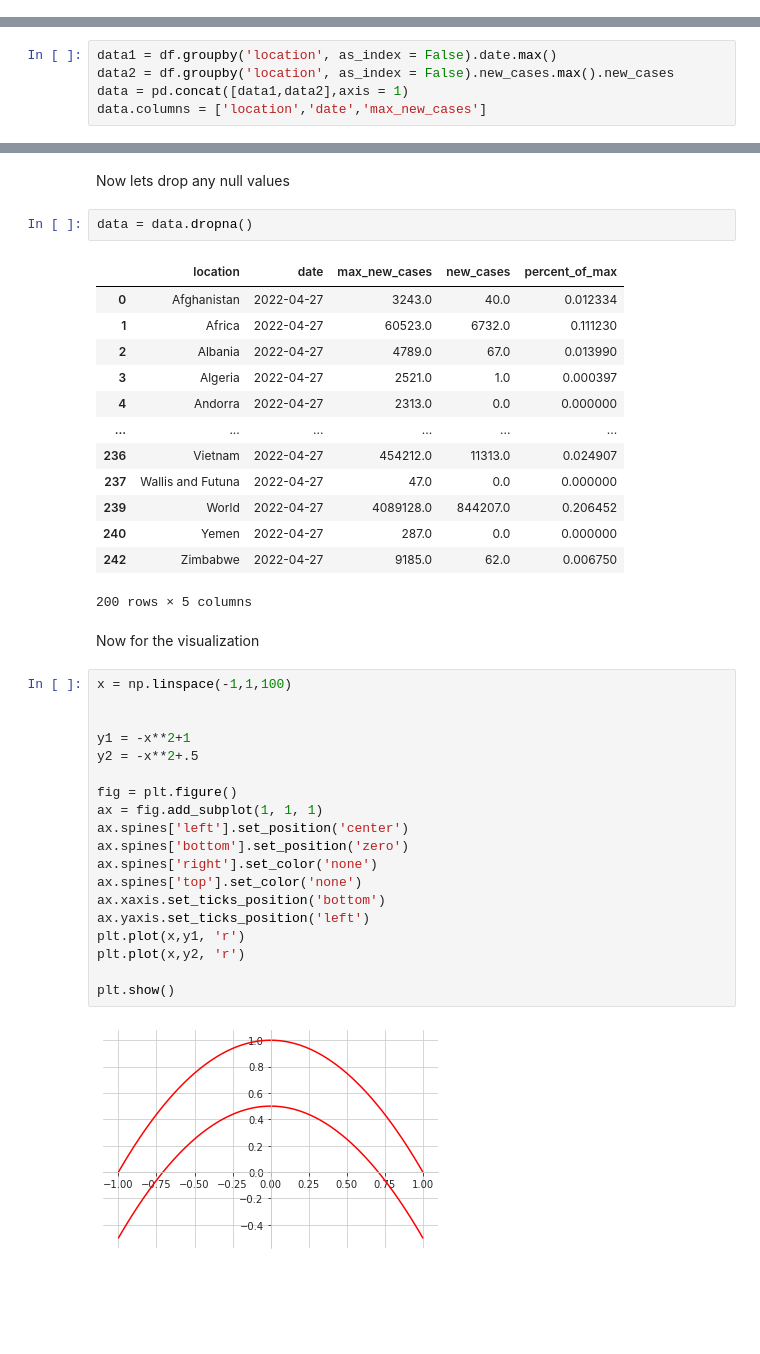
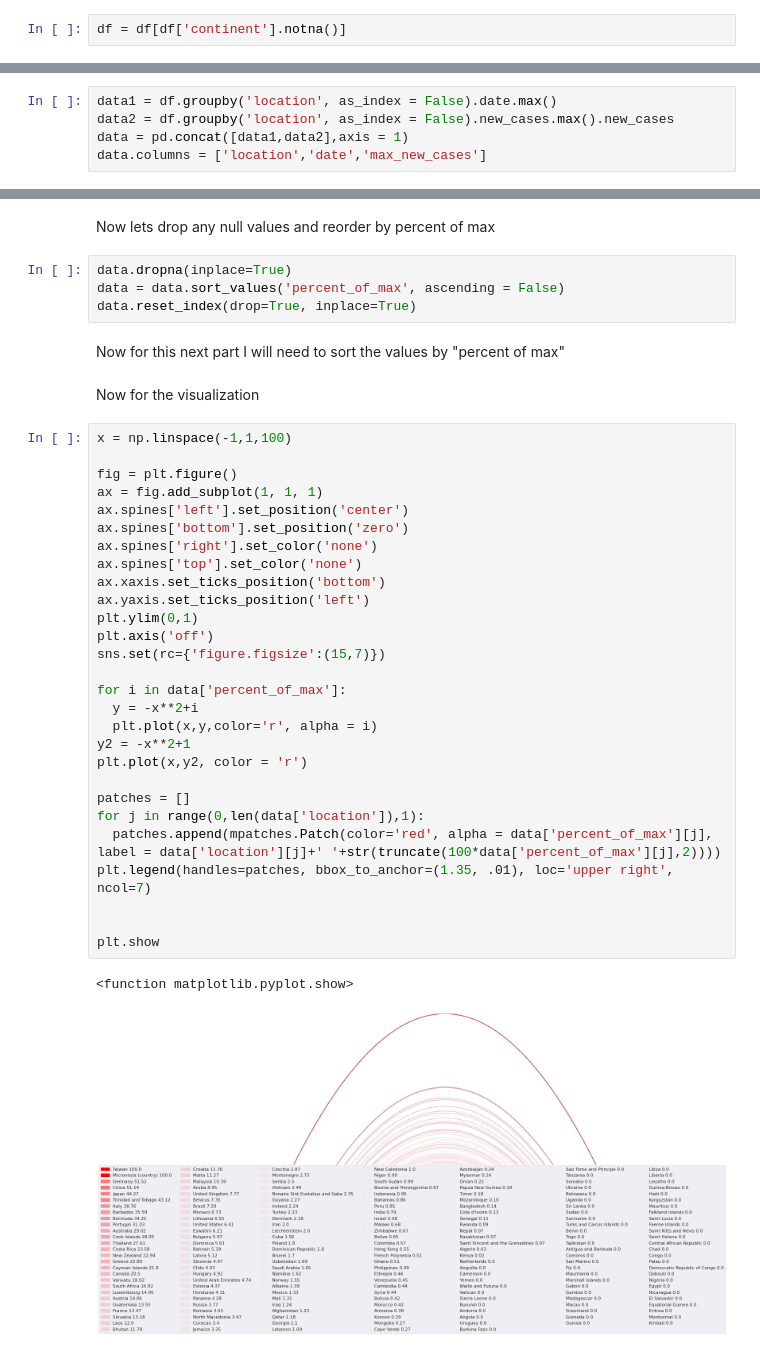
Before and after one commit to BrendenLatham/Data_Viz, a Jupyter notebook: Masters.ipynb, the cells around one changed output, grey strips where cells are left out. Cells and saved outputs as stored; diff of their text form; blank space fills up the shorter version.

```diff
--- a/Masters.ipynb
+++ b/Masters.ipynb
@@ -17,4 +32,6 @@ df.head()
 | 3 | AFG | Asia | Afghanistan | 2020-02-27 | 5.0 | 0.0 | NaN | NaN | ... |
 | 4 | AFG | Asia | Afghanistan | 2020-02-28 | 5.0 | 0.0 | NaN | NaN | ... |
 5 rows × 67 columns
+# %%
+df = df[df['continent'].notna()]
 # %% [markdown]
@@ -179,41 +189,41 @@ data.head()
 # %% [markdown]
-Now lets drop any null values
+Now lets drop any null values and reorder by percent of max
-# %%
-data = data.dropna()
-# %% [output]
-|  | location | date | max_new_cases | new_cases | percent_of_max |
-| 0 | Afghanistan | 2022-04-27 | 3243.0 | 40.0 | 0.012334 |
-| 1 | Africa | 2022-04-27 | 60523.0 | 6732.0 | 0.111230 |
-| 2 | Albania | 2022-04-27 | 4789.0 | 67.0 | 0.013990 |
-| 3 | Algeria | 2022-04-27 | 2521.0 | 1.0 | 0.000397 |
-| 4 | Andorra | 2022-04-27 | 2313.0 | 0.0 | 0.000000 |
-| ... | ... | ... | ... | ... | ... |
-| 236 | Vietnam | 2022-04-27 | 454212.0 | 11313.0 | 0.024907 |
-| 237 | Wallis and Futuna | 2022-04-27 | 47.0 | 0.0 | 0.000000 |
-| 239 | World | 2022-04-27 | 4089128.0 | 844207.0 | 0.206452 |
-| 240 | Yemen | 2022-04-27 | 287.0 | 0.0 | 0.000000 |
-| 242 | Zimbabwe | 2022-04-27 | 9185.0 | 62.0 | 0.006750 |
-200 rows × 5 columns
+# %%
+data.dropna(inplace=True)
+data = data.sort_values('percent_of_max', ascending = False)
+data.reset_index(drop=True, inplace=True)
+# %% [markdown]
+Now for this next part I will need to sort the values by "percent of max"
 # %% [markdown]
 Now for the visualization
 # %%
 x = np.linspace(-1,1,100)
-
-
-y1 = -x**2+1
-y2 = -x**2+.5
 
 fig = plt.figure()
 ax = fig.add_subplot(1, 1, 1)
 ax.spines['left'].set_position('center')
 ax.spines['bottom'].set_position('zero')
 ax.spines['right'].set_color('none')
 ax.spines['top'].set_color('none')
 ax.xaxis.set_ticks_position('bottom')
 ax.yaxis.set_ticks_position('left')
-plt.plot(x,y1, 'r')
-plt.plot(x,y2, 'r')
+plt.ylim(0,1)
+plt.axis('off')
+sns.set(rc={'figure.figsize':(15,7)})
 
-plt.show()
+for i in data['percent_of_max']:
+  y = -x**2+i
+  plt.plot(x,y,color='r', alpha = i)
+y2 = -x**2+1
+plt.plot(x,y2, color = 'r')
+
+patches = []
+for j in range(0,len(data['location']),1):
+  patches.append(mpatches.Patch(color='red', alpha = data['percent_of_max'][j], label = data['location'][j]+' '+str(truncate(100*data['percent_of_max'][j],2))))
+plt.legend(handles=patches, bbox_to_anchor=(1.35, .01), loc='upper right', ncol=7)
+
+
+plt.show
 # %% [output]
+<function matplotlib.pyplot.show>
-[figure, old version]
+[figure, new version]
```
Also changed, not shown: parts of 11 cells of this notebook.
